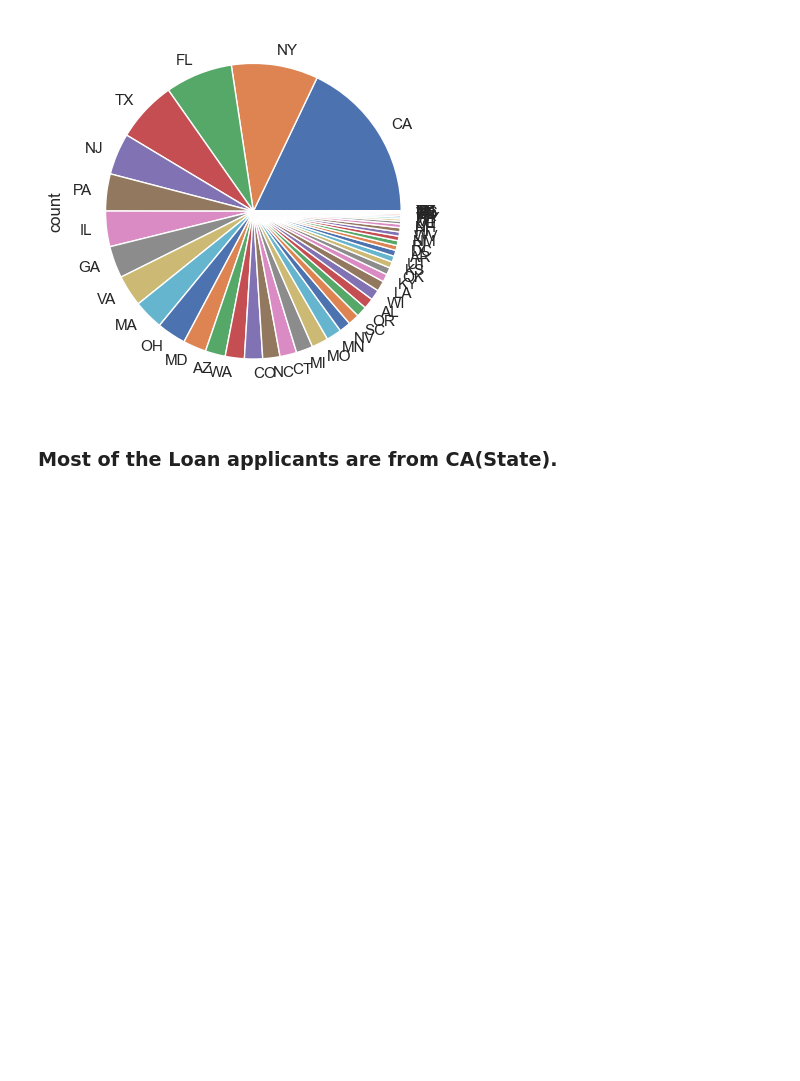
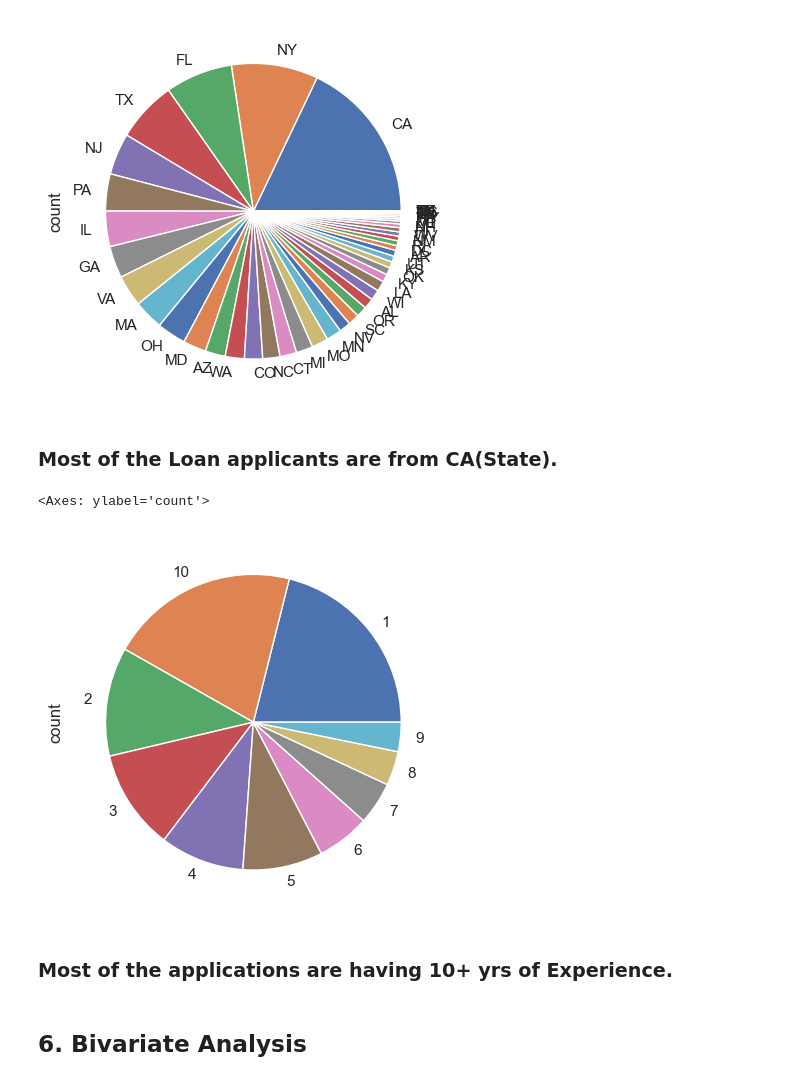
Before and after one commit to chandansharma10698/LendingClubCaseStudy, a Jupyter notebook: chandan_sharma_brk.ipynb, the cells around one changed output. Drawn from its saved outputs; the diff is of its cells as text; code cells hidden in the pictures; blank space fills up the shorter version.

```diff
--- a/chandan_sharma_brk.ipynb
+++ b/chandan_sharma_brk.ipynb
@@ -962,3 +962,12 @@ df_Loan['addr_state'].value_counts().plot(kind="pie")
 [figure]
 # %% [markdown]
 ### Most of the Loan applicants are from CA(State).
+# %%
+df_Loan['emp_length'].value_counts().plot(kind="pie")
+# %% [output]
+<Axes: ylabel='count'>
+[figure, added]
+# %% [markdown]
+### Most of the applications are having 10+ yrs of Experience.
+# %% [markdown]
+## 6.  Bivariate Analysis
```
Also changed, not shown: parts of 27 cells of this notebook.
